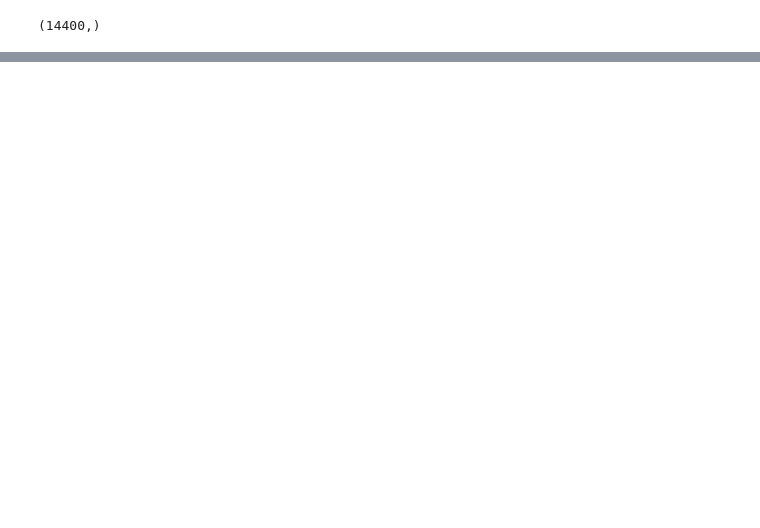
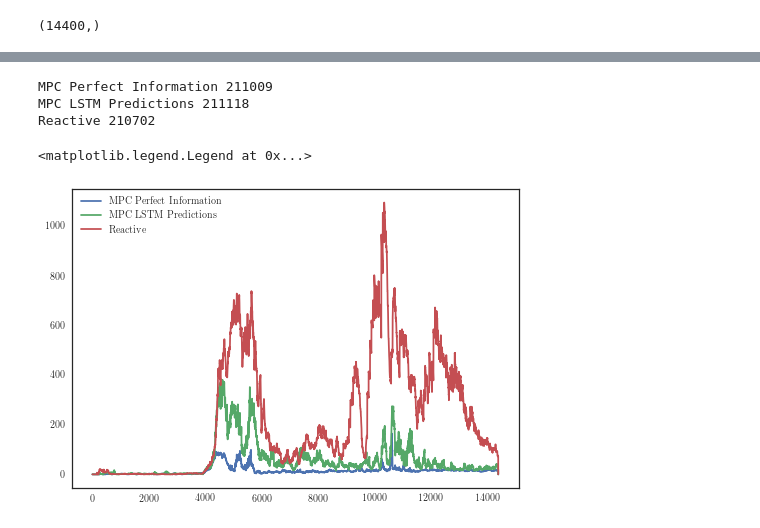
Before and after one commit to huevosabio/cs341, a Jupyter notebook: PrettyPlot.ipynb, the cells around one changed output, grey strips where cells are left out. Drawn from its saved outputs; the diff is of its cells as text; code cells hidden in the pictures; blank space fills up the shorter version.

```diff
--- a/PrettyPlot.ipynb
+++ b/PrettyPlot.ipynb
@@ -66,0 +81,50 @@ plt.title('MPC with Perfect Information')
+# %%
+scenarios = [
+    {
+        'data': mpc_perfect,
+        'style': {
+            'stroke': '--',
+            'color': 'gray'
+        },
+        'name': 'MPC Perfect Information'
+    },
+    {
+        'data': mpc_lstm,
+        'style': {
+            'stroke': '-',
+            'color': 'blue'
+        },
+        'name': 'MPC LSTM Predictions'
+    },
+    {
+        'data': reactive,
+        'style': {
+            'stroke': '-.',
+            'color': 'green'
+        },
+        'name': 'Reactive'
+    },
+]
+# %%
+for scenario in scenarios:
+    scenario['data']['numVehiclesServing'] = scenario['data']['numVehiclesBusy']-scenario['data']['numVehiclesRebalancing']
+    scenario['data']['totCustWaiting'] = scenario['data']['custWaiting'].sum(axis=1)
+    scenario['data']['numVehiclesEmptyTravel'] = scenario['data']['numVehiclesDrivingToPickup']+scenario['data']['numVehiclesRebalancing']
+# %%
+for scenario in scenarios:
+    print scenario['name'],scenario['data']['numDelivered'][0][0]
+# %% [output]
+MPC Perfect Information 211009
+MPC LSTM Predictions 211118
+Reactive 210702
+# %%
+for scenario in scenarios:
+    plt.plot(scenario['data']['numVehiclesDrivingToPickup'],#+
+             #scenario['data']['numVehiclesIdle'],# +
+             #scenario['data']['numVehiclesRebalancing'],
+        label=scenario['name']
+    )
+plt.legend()
+# %% [output]
+<matplotlib.legend.Legend at 0x...>
+[figure, added]
```
Also changed, not shown: parts of 36 cells of this notebook, 15 other files.
